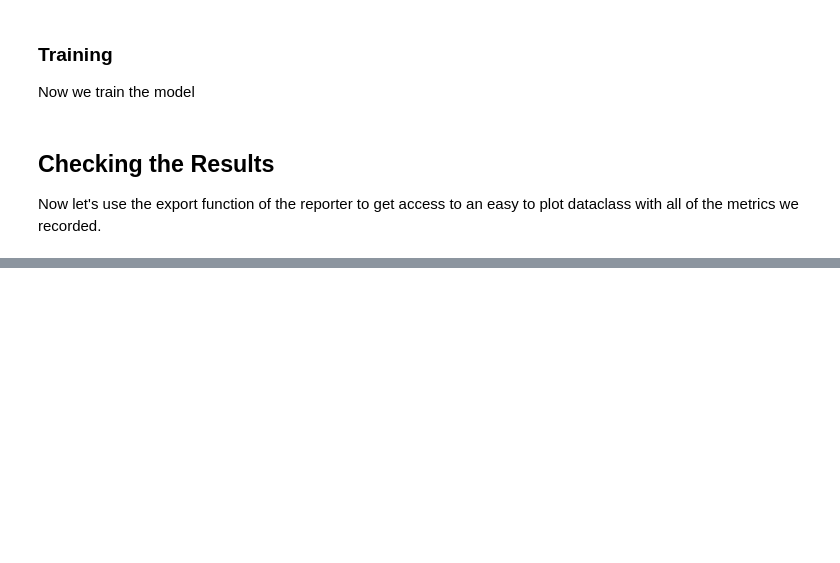
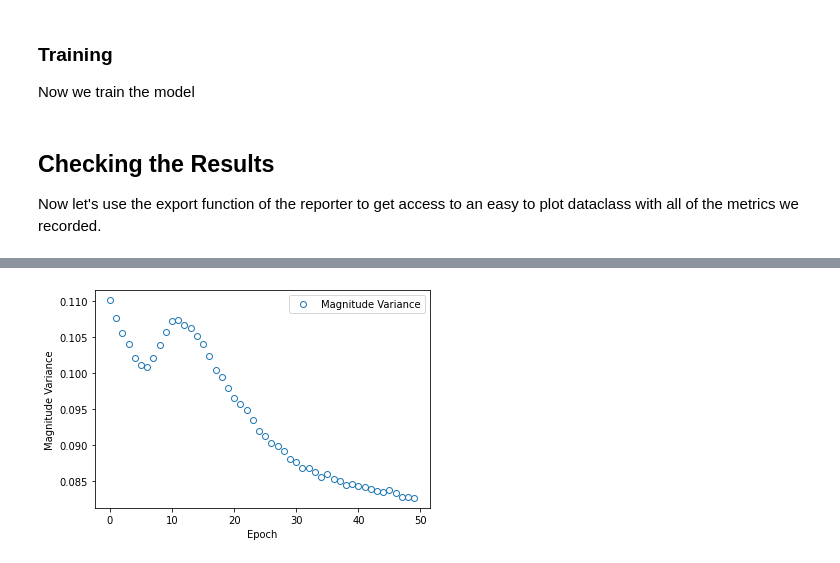
Before and after one commit to zincware/ZnNL, a Jupyter notebook: examples/Computing-Collective-Variables.ipynb, the cells around one changed output, grey strips where cells are left out. Saved outputs shown, nothing was run; the diff lists cells and outputs as text; code cells hidden in the pictures; blank space fills up the shorter version.

```diff
--- a/examples/Computing-Collective-Variables.ipynb
+++ b/examples/Computing-Collective-Variables.ipynb
@@ -165,3 +181,11 @@ plt.show()
+# %%
+plt.plot(train_report.magnitude_variance, 'o', mfc='None', label="Magnitude Variance")
+plt.xlabel("Epoch")
+plt.ylabel("Magnitude Variance")
+plt.legend()
+plt.show()
+# %% [output]
+[figure, added]
 # %%
 plt.plot(train_report.trace, 'o', mfc='None', label="Trace")
 plt.xlabel("Epoch")
```
Also changed, not shown: parts of 6 cells of this notebook.
